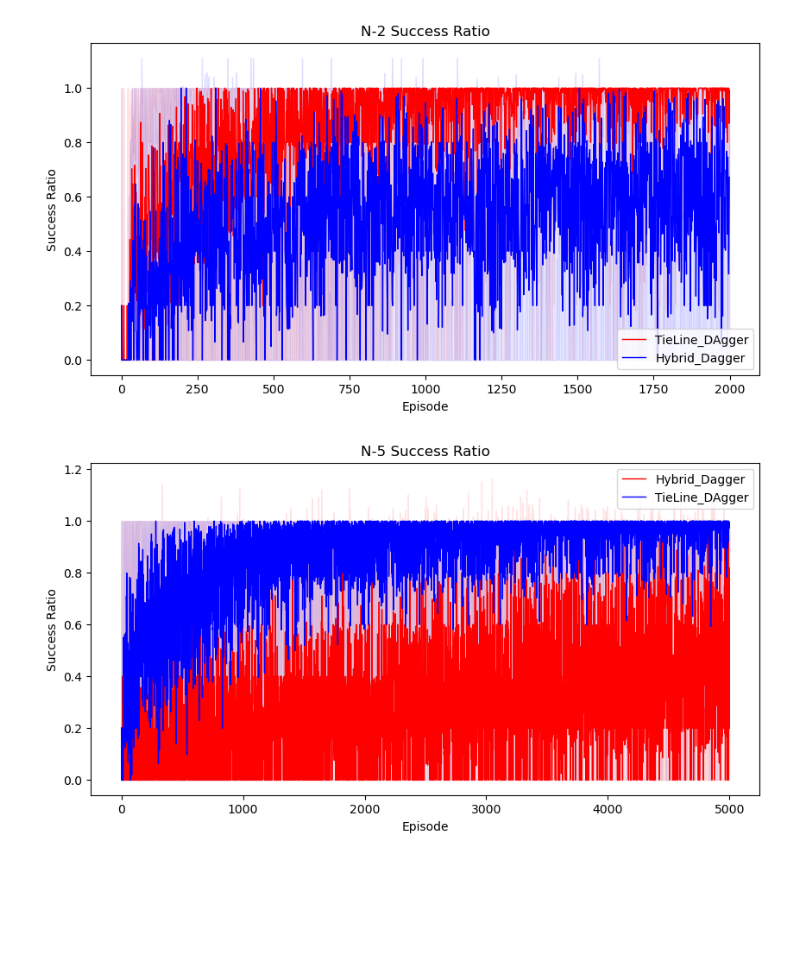
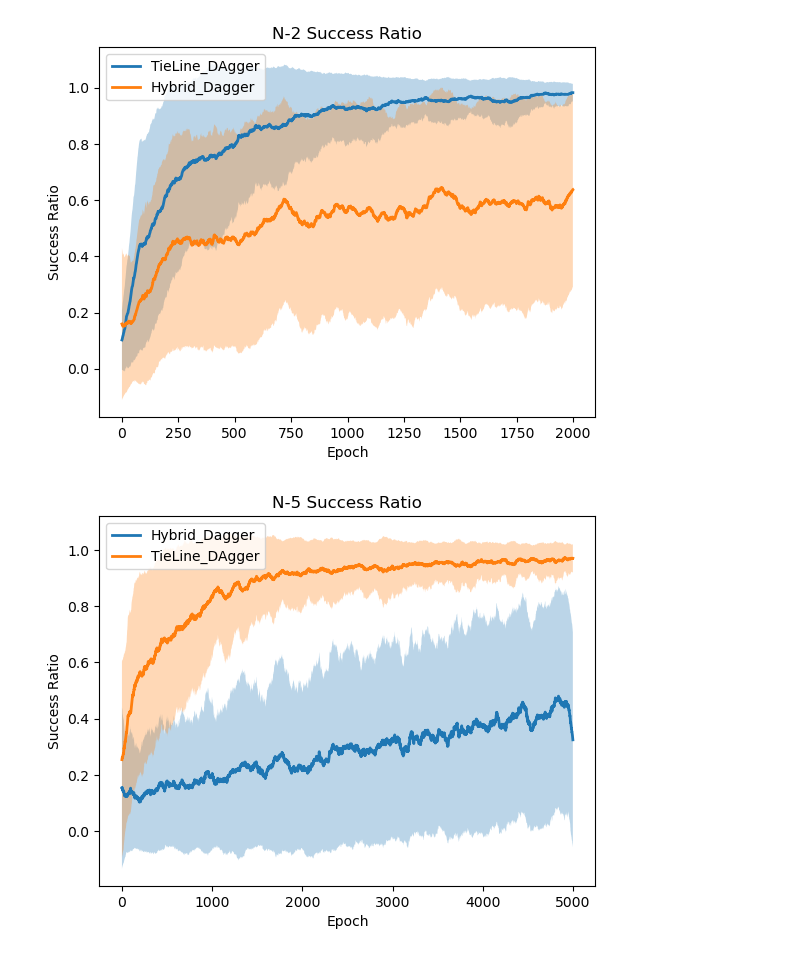
Before and after one commit to RanZhu1989/IL_Self_Healing, a Jupyter notebook: plot/plot.ipynb, the cells around one changed output. Saved outputs shown, nothing was run; the diff lists cells and outputs as text; code cells hidden in the pictures; blank space fills up the shorter version.

```diff
--- a/plot/plot.ipynb
+++ b/plot/plot.ipynb
@@ -1,6 +1,16 @@
 # %%
 import numpy as np
 import matplotlib.pyplot as plt
+# %%
+def _moving_average(data, window_size):
+    """
+    Calculate the moving average of a 1D array.
+    """
+    pad_size = window_size // 2
+    padded_data = np.pad(data, (pad_size, pad_size), mode='edge')
+    window = np.ones(int(window_size)) / float(window_size)
+    smoothed_data = np.convolve(padded_data, window, 'same')
+    return smoothed_data[pad_size:-pad_size]
 # %%
 '''
 N-1
@@ -48,62 +75,56 @@ plt.show()
 # %%
 '''
 N-2
 '''
-plt.figure(figsize=(10,5))
+plt.figure()
 tieline_dagger2_rate = np.loadtxt('./n_2/TieLine_DAgger.csv',delimiter=',')
-tieline_dagger2_max = np.max(tieline_dagger2_rate,axis=1)
-tieline_dagger2_min = np.min(tieline_dagger2_rate,axis=1)
-tieline_dagger2_mean = np.mean(tieline_dagger2_rate,axis=1)
+tieline_dagger2_std = _moving_average(np.std(tieline_dagger2_rate,axis=1),100)
+tieline_dagger2_mean = _moving_average(np.mean(tieline_dagger2_rate,axis=1),100)
 
 hybrid_dagger2_rate = np.loadtxt('./n_2/Hybrid_DAgger.csv',delimiter=',')
-hybrid_dagger2_max = np.max(hybrid_dagger2_rate,axis=1)
-hybrid_dagger2_min = np.min(hybrid_dagger2_rate,axis=1)
-hybrid_dagger2_mean = np.mean(hybrid_dagger2_rate,axis=1)
+hybrid_dagger2_std = _moving_average(np.std(hybrid_dagger2_rate,axis=1),100)
+hybrid_dagger2_mean = _moving_average(np.mean(hybrid_dagger2_rate,axis=1),100)
 
-plt.plot(tieline_dagger2_mean, label='TieLine_DAgger',color='red',linewidth=1)
-plt.fill_between(np.arange(0,2000),tieline_dagger2_min,tieline_dagger2_max,color='red',alpha=0.1)
+plt.plot(tieline_dagger2_mean, label='TieLine_DAgger',linewidth=2)
+plt.fill_between(np.arange(0,2000),tieline_dagger2_mean-tieline_dagger2_std,tieline_dagger2_mean+tieline_dagger2_std,alpha=0.3)
 
-plt.plot(hybrid_dagger2_mean, label='Hybrid_Dagger',color='blue',linewidth=1)
-plt.fill_between(np.arange(0,2000),hybrid_dagger2_min,hybrid_dagger2_max,color='blue',alpha=0.1)
+plt.plot(hybrid_dagger2_mean, label='Hybrid_Dagger',linewidth=2)
+plt.fill_between(np.arange(0,2000),hybrid_dagger2_mean-hybrid_dagger2_std,hybrid_dagger2_mean+hybrid_dagger2_std,alpha=0.3)
 
 plt.title('N-2 Success Ratio')
-plt.xlabel('Episode')
+plt.xlabel('Epoch')
 plt.ylabel('Success Ratio')
 plt.legend()
 plt.savefig('../pics/N-2_Success_Ratio.png', dpi=300, bbox_inches='tight')
 plt.show()
-
-# There are some points slight larger than 1.0, which is due to numberical error.
 # %% [output]
-[figure, old version]
+[figure, new version]
 # %%
 '''
 N-5
 '''
-plt.figure(figsize=(10,5))
+plt.figure()
 hybrid_dagger5_rate = np.loadtxt('./n_5/Hybrid_DAgger.csv',delimiter=',')
-hybrid_dagger5_max = np.max(hybrid_dagger5_rate,axis=1)
-hybrid_dagger5_min = np.min(hybrid_dagger5_rate,axis=1)
-hybrid_dagger5_mean = np.mean(hybrid_dagger5_rate,axis=1)
+hybrid_dagger5_std = _moving_average(np.std(hybrid_dagger5_rate,axis=1),100)
+hybrid_dagger5_mean = _moving_average(np.mean(hybrid_dagger5_rate,axis=1),100)
 
 tieline_dagger5_rate = np.loadtxt('./n_5/TieLine_DAgger.csv',delimiter=',')
-tieline_dagger5_max = np.max(tieline_dagger5_rate,axis=1)
-tieline_dagger5_min = np.min(tieline_dagger5_rate,axis=1)
-tieline_dagger5_mean = np.mean(tieline_dagger5_rate,axis=1)
+tieline_dagger5_std = _moving_average(np.std(tieline_dagger5_rate,axis=1),100)
+tieline_dagger5_mean = _moving_average(np.mean(tieline_dagger5_rate,axis=1),100)
 
 
 
-plt.plot(hybrid_dagger5_mean, label='Hybrid_Dagger',color='red',linewidth=1)
-plt.fill_between(np.arange(0,5000),hybrid_dagger5_min,hybrid_dagger5_max,color='red',alpha=0.1)
-plt.plot(tieline_dagger5_mean, label='TieLine_DAgger',color='blue',linewidth=1)
-plt.fill_between(np.arange(0,5000),tieline_dagger5_min,tieline_dagger5_max,color='blue',alpha=0.1)
+plt.plot(hybrid_dagger5_mean, label='Hybrid_Dagger',linewidth=2)
+plt.fill_between(np.arange(0,5000),hybrid_dagger5_mean-hybrid_dagger5_std,hybrid_dagger5_mean+hybrid_dagger5_std,alpha=0.3)
+plt.plot(tieline_dagger5_mean, label='TieLine_DAgger',linewidth=2)
+plt.fill_between(np.arange(0,5000),tieline_dagger5_mean-tieline_dagger5_std,tieline_dagger5_mean+tieline_dagger5_std,alpha=0.3)
 
 
 plt.title('N-5 Success Ratio')
-plt.xlabel('Episode')
+plt.xlabel('Epoch')
 plt.ylabel('Success Ratio')
 plt.legend()
 plt.savefig('../pics/N-5_Success_Ratio.png', dpi=300, bbox_inches='tight')
 plt.show()
 # %% [output]
-[figure, old version]
+[figure, new version]
```
Also changed, not shown: parts of 1 cell of this notebook, 19 other files.
